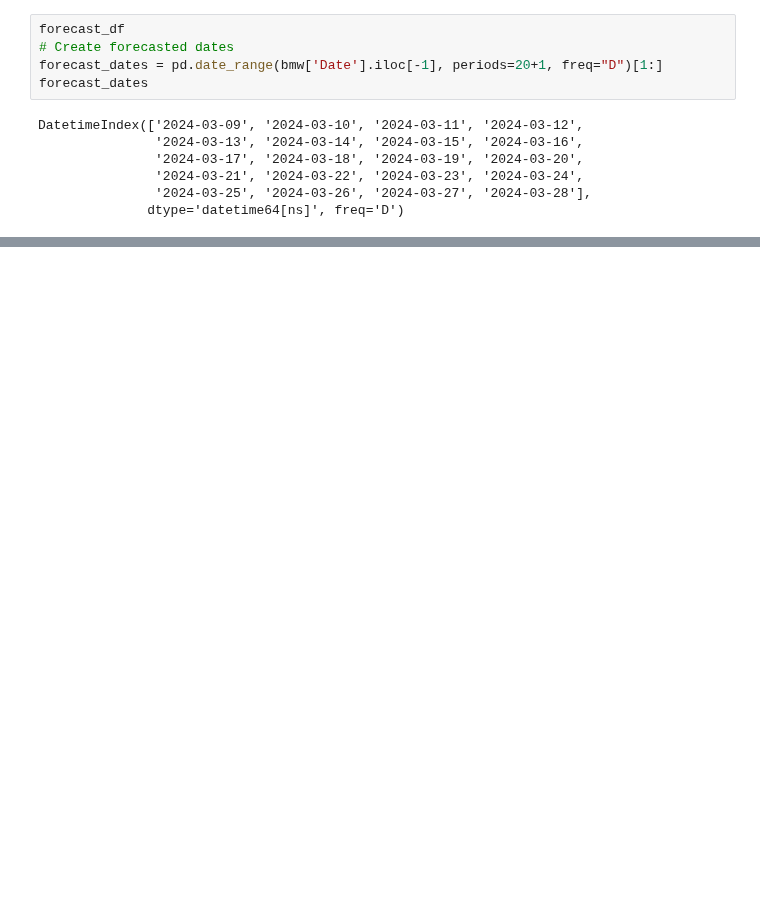
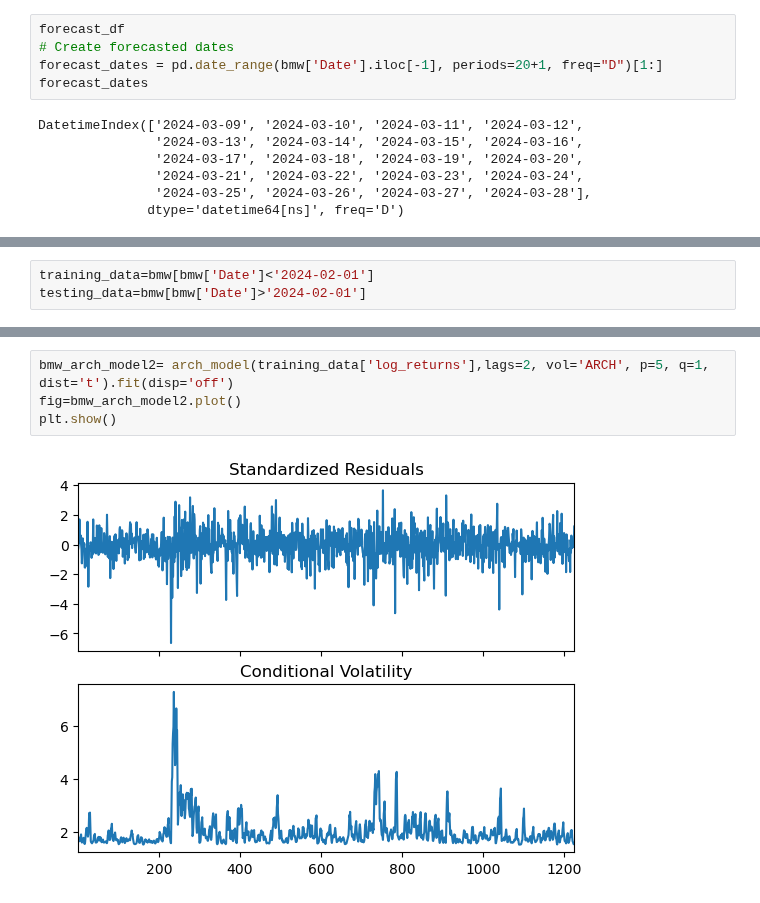
Before and after one commit to lucaluisadjei/pythongermanstocks, a Jupyter notebook: etl_v2.ipynb, the cells around one changed output, grey strips where cells are left out. Saved outputs shown, nothing was run; the diff lists cells and outputs as text; blank space fills up the shorter version.

```diff
--- a/etl_v2.ipynb
+++ b/etl_v2.ipynb
@@ -556,0 +540,3 @@ plt.show()
+# %%
+training_data=bmw[bmw['Date']<'2024-02-01']
+testing_data=bmw[bmw['Date']>'2024-02-01']
@@ -556,0 +562,6 @@ plt.show()
+# %%
+bmw_arch_model2= arch_model(training_data['log_returns'],lags=2, vol='ARCH', p=5, q=1, dist='t').fit(disp='off')
+fig=bmw_arch_model2.plot()
+plt.show()
+# %% [output]
+[figure, added]
```
Also changed, not shown: parts of 17 cells of this notebook.
